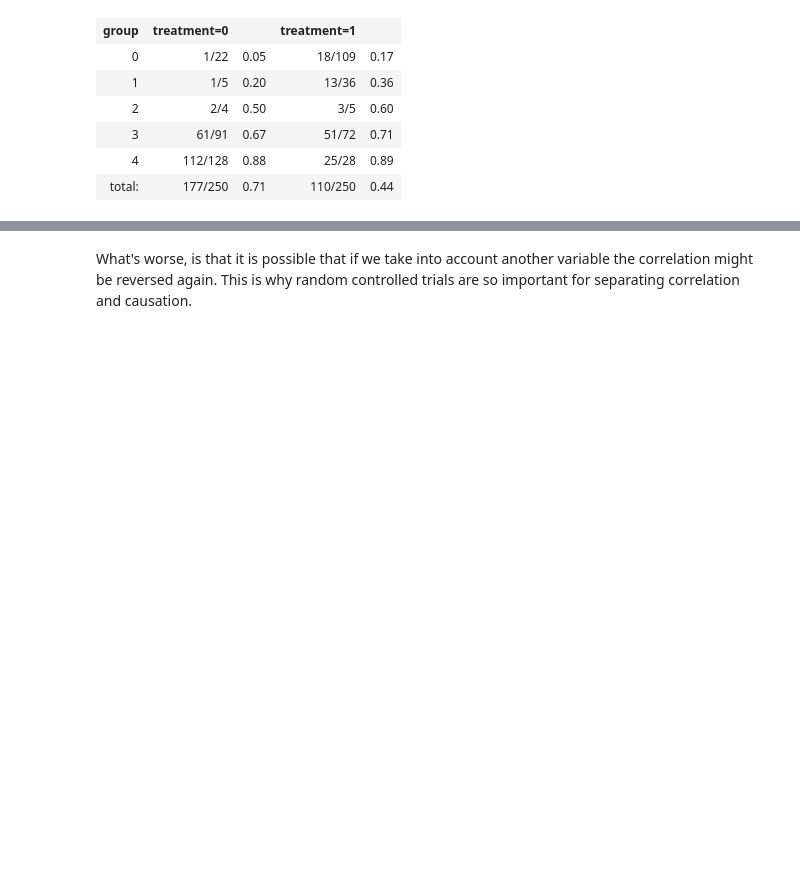
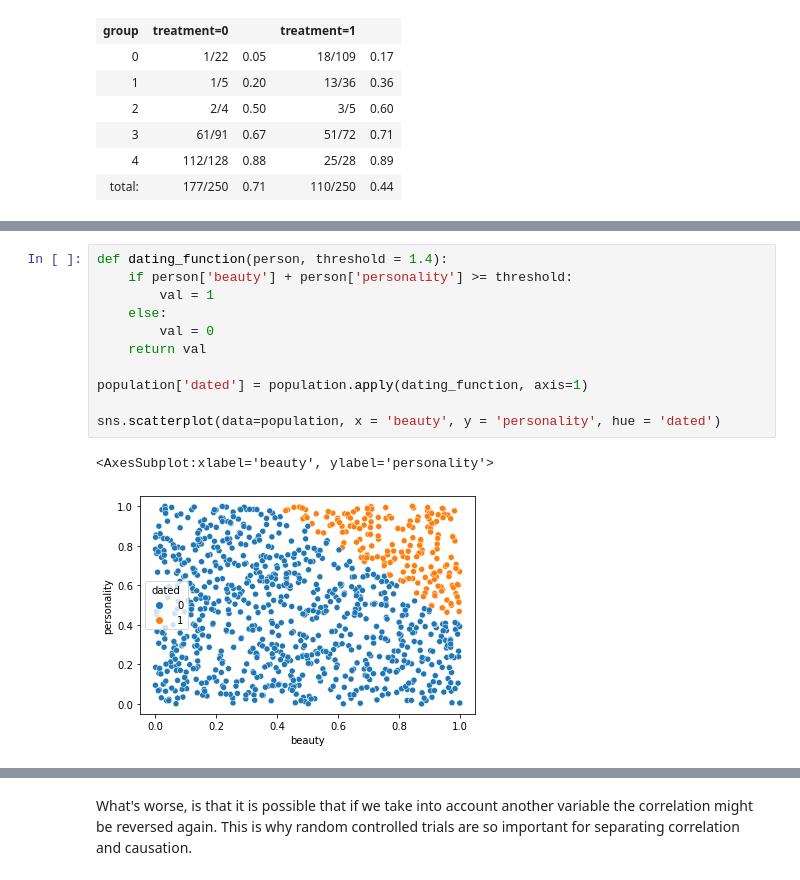
Before and after one commit to Ci2Lab/Applied_Causal_Inference_Course, a Jupyter notebook: lectures/CH-2-Discussion-Observation-to-Intervention.ipynb, the cells around one changed output, grey strips where cells are left out. Cells and saved outputs as stored; diff of their text form; blank space fills up the shorter version.

```diff
--- a/lectures/CH-2-Discussion-Observation-to-Intervention.ipynb
+++ b/lectures/CH-2-Discussion-Observation-to-Intervention.ipynb
@@ -46,0 +71,14 @@ HTML(u.create_table(pd.read_csv("data/Simpson_paradox_binary_example.csv")))
+# %%
+def dating_function(person, threshold = 1.4):
+    if person['beauty'] + person['personality'] >= threshold:
+        val = 1
+    else:
+        val = 0
+    return val
+
+population['dated'] = population.apply(dating_function, axis=1)
+
+sns.scatterplot(data=population, x = 'beauty', y = 'personality', hue = 'dated')
+# %% [output]
+<AxesSubplot:xlabel='beauty', ylabel='personality'>
+[figure, added]
```
Also changed, not shown: parts of 20 cells of this notebook.
